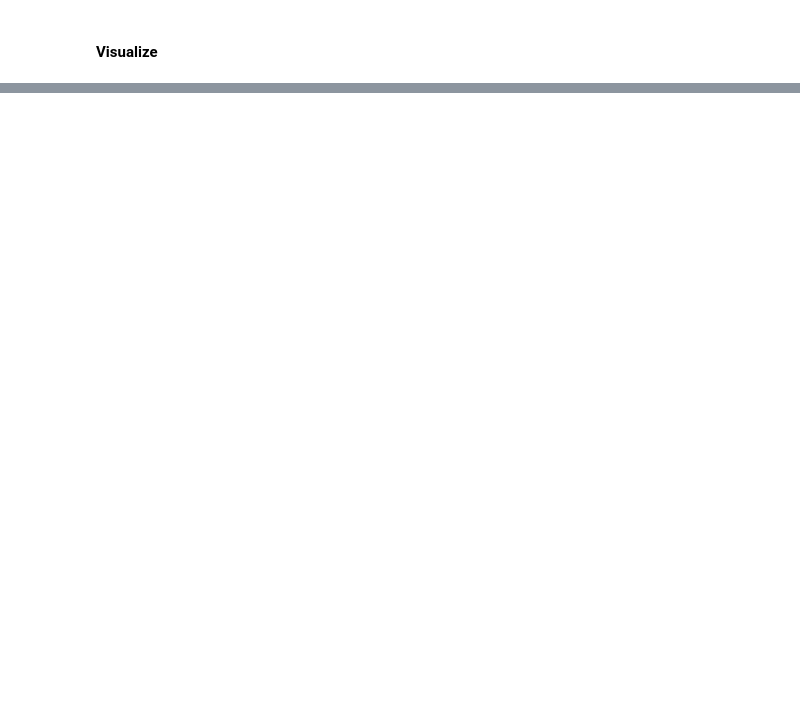
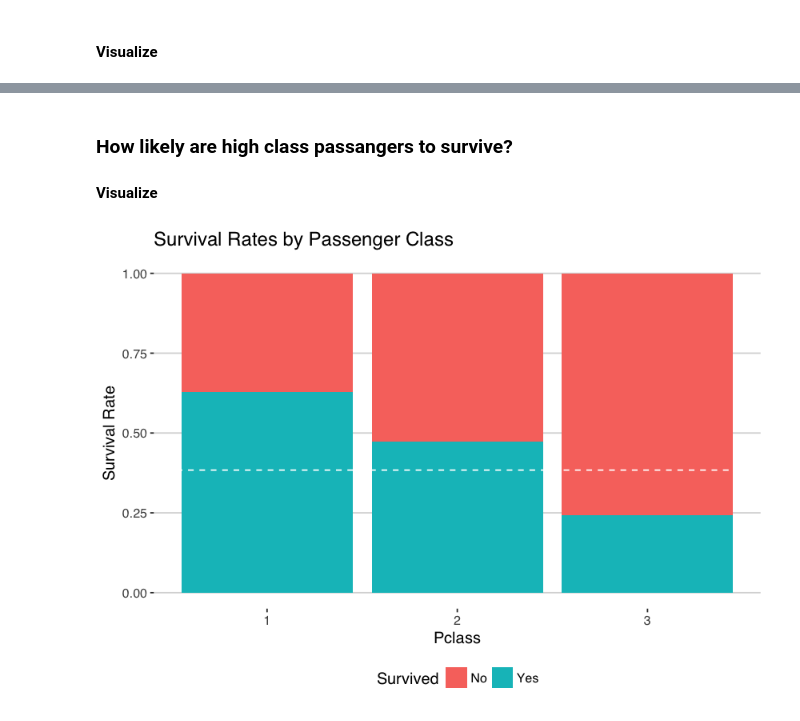
Before and after one commit to Data-Science-FMI/introduction-to-data-science-2017, a Jupyter notebook: labs/lab_0/titanic.ipynb, the cells around one changed output, grey strips where cells are left out. Drawn from its saved outputs; the diff is of its cells as text; code cells hidden in the pictures; blank space fills up the shorter version.

```diff
--- a/labs/lab_0/titanic.ipynb
+++ b/labs/lab_0/titanic.ipynb
@@ -281,0 +318,14 @@ ggplot(titanic[1:891,], aes(x = Title, fill = Survived)) +
+# %% [markdown]
+### How likely are high class passangers to survive?
+
+#### Visualize
+# %%
+ggplot(titanic, aes(x = Pclass, fill = Survived)) +
+    geom_bar(position = "fill") +
+    ylab("Survival Rate") +
+    geom_hline(yintercept = (sum(train$Survived)/nrow(train)), col = "white", lty = 2) +
+    ggtitle("Survival Rates by Passenger Class") +
+    theme_hc() +
+    scale_colour_hc()
+# %% [output]
+[figure, added]
```
Also changed, not shown: parts of 20 cells of this notebook.
